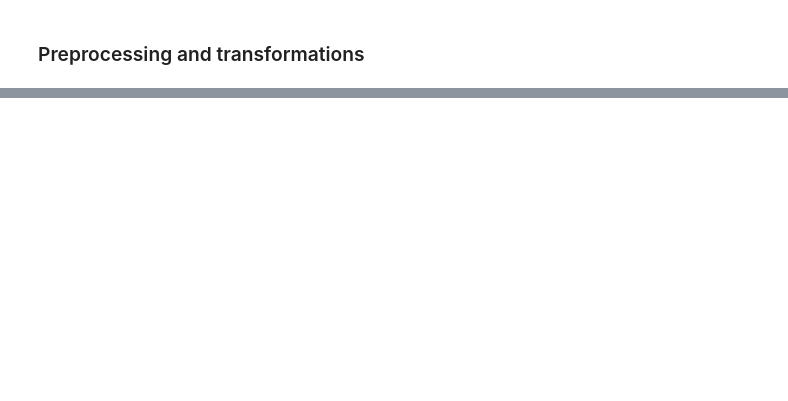
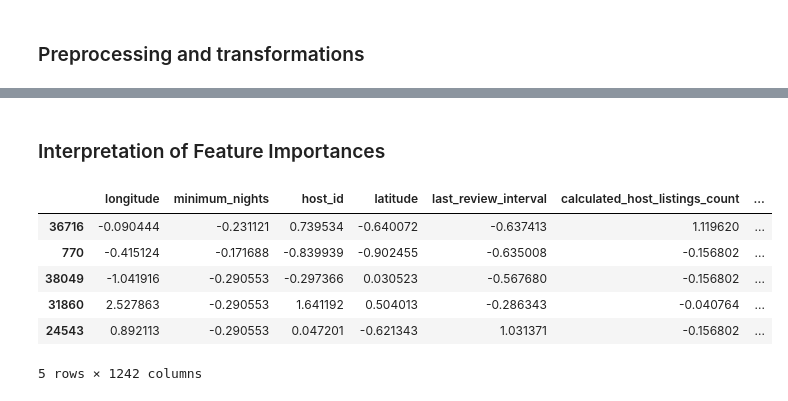
Before and after one commit to sneha012/Airbnb_Popularity_Prediction, a Jupyter notebook: solution.ipynb, the cells around one changed output, grey strips where cells are left out. Cells and saved outputs as stored; diff of their text form; code cells hidden in the pictures; blank space fills up the shorter version.

```diff
--- a/solution.ipynb
+++ b/solution.ipynb
@@ -233,0 +464,19 @@ train_df.head()
+# %%
+from sklearn.model_selection import (
+    GridSearchCV,
+    RandomizedSearchCV)
+
+models_param = {
+    'Random Forest' : {"randomforestregressor__n_estimators": [50, 75, 125]},
+    'XGBoost' : {"xgbregressor__max_depth":[5, 10, 20]},
+    'LGBM' : {"lgbmregressor__max_depth" : [10, 20, 15], "lgbmregressor__num_leaves" : [15, 20, 25, 40]},
+    'CatBoost' : {"catboostregressor__n_estimators": [50, 75, 125]}}
+
+for i in range(len(models)):
+    print("Running Hyperparameter Optimization for : ", list(models.keys())[i])
+    models_pipeline = list(models.values())[i]
+    grid_search = GridSearchCV(
+    models_pipeline, param_grid = list(models_param.values())[i], n_jobs=-1, scoring = "r2")
+    grid_search.fit(X_train, y_train)
+    print("Best Parameters", grid_search.best_params_)
+    print("Best Score", grid_search.best_score_)
@@ -233,0 +496,2 @@ train_df.head()
+# %% [markdown]
+### Interpretation of Feature Importances
@@ -233,0 +507,19 @@ train_df.head()
+# %%
+# Examining the most important features of the LGBMRegressor using SHAP Values
+
+import shap
+
+X_train_enc = pd.DataFrame(
+    data=preprocessor_all.transform(X_train).toarray(),
+    columns=feature_names,
+    index=X_train.index,
+)
+X_train_enc.head()
+# %% [output]
+|  | longitude | minimum_nights | host_id | latitude | last_review_interval | calculated_host_listings_count | ... |
+| 36716 | -0.090444 | -0.231121 | 0.739534 | -0.640072 | -0.637413 | 1.119620 | ... |
+| 770 | -0.415124 | -0.171688 | -0.839939 | -0.902455 | -0.635008 | -0.156802 | ... |
+| 38049 | -1.041916 | -0.290553 | -0.297366 | 0.030523 | -0.567680 | -0.156802 | ... |
+| 31860 | 2.527863 | -0.290553 | 1.641192 | 0.504013 | -0.286343 | -0.040764 | ... |
+| 24543 | 0.892113 | -0.290553 | 0.047201 | -0.621343 | 1.031371 | -0.156802 | ... |
+5 rows × 1242 columns
```
Also changed, not shown: parts of 40 cells of this notebook.
